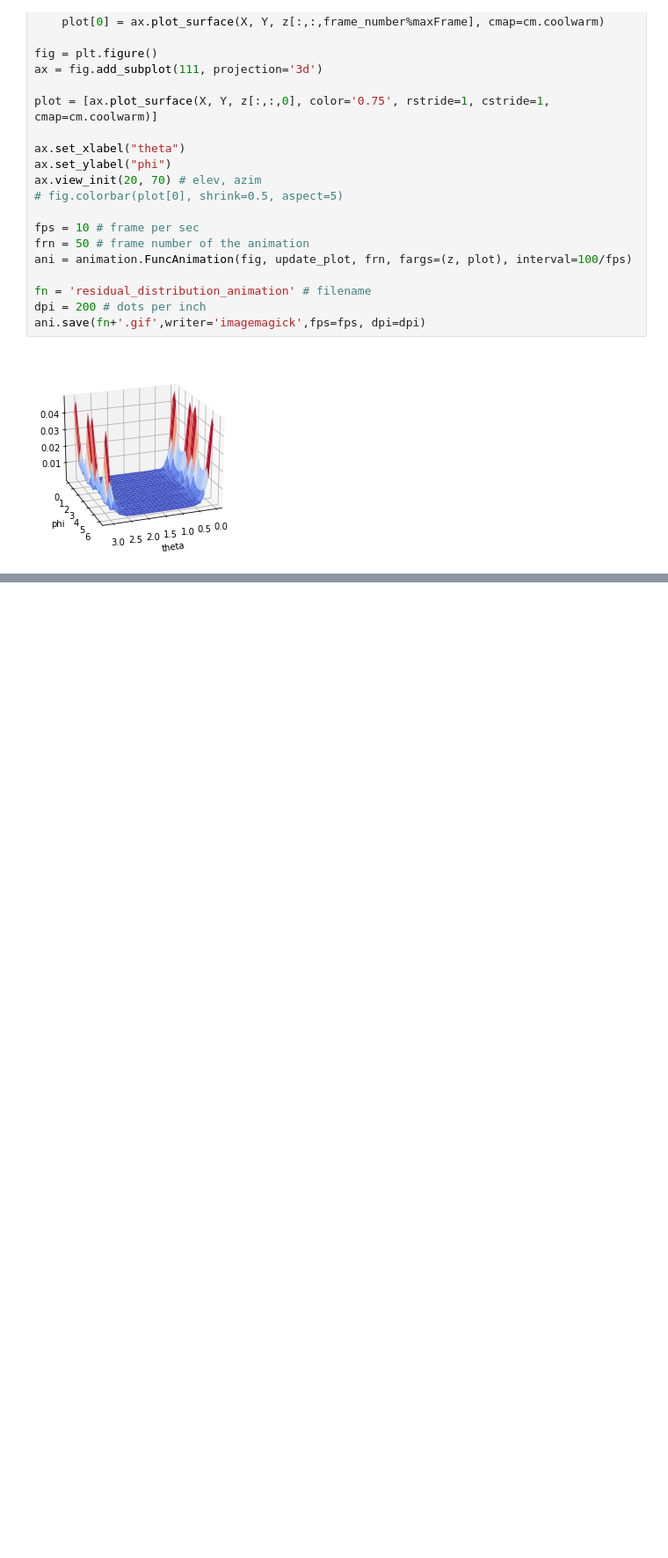
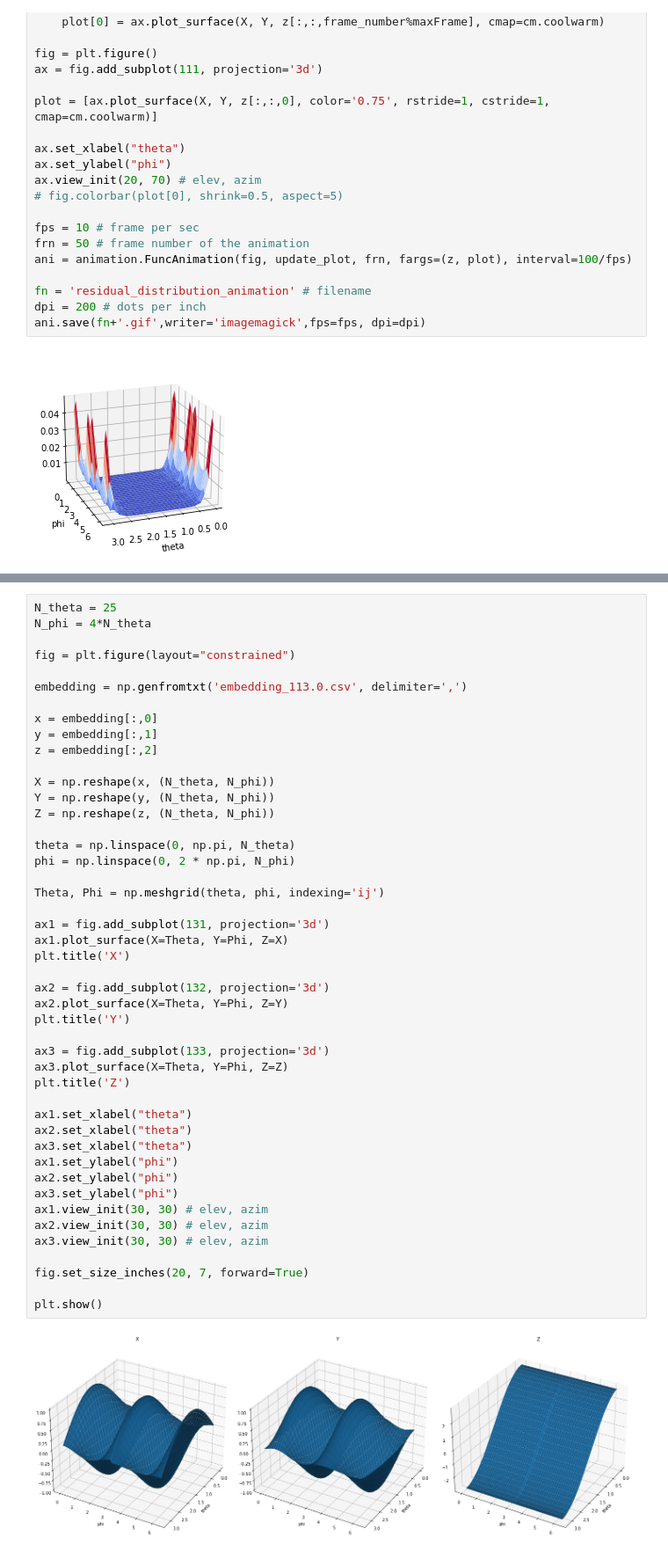
Before and after one commit to iago-mendes/eucled, a Jupyter notebook: src/exercises/08-embedding/assets/plots.ipynb, the cells around one changed output, grey strips where cells are left out. Shown at 88% size. Saved outputs shown, nothing was run; the diff lists cells and outputs as text; blank space fills up the shorter version.

```diff
--- a/src/exercises/08-embedding/assets/plots.ipynb
+++ b/src/exercises/08-embedding/assets/plots.ipynb
@@ -234,0 +239,48 @@ plt.show()
+# %%
+N_theta = 25
+N_phi = 4*N_theta
+
+fig = plt.figure(layout="constrained")
+
+embedding = np.genfromtxt('embedding_113.0.csv', delimiter=',')
+
+x = embedding[:,0]
+y = embedding[:,1]
+z = embedding[:,2]
+
+X = np.reshape(x, (N_theta, N_phi))
+Y = np.reshape(y, (N_theta, N_phi))
+Z = np.reshape(z, (N_theta, N_phi))
+
+theta = np.linspace(0, np.pi, N_theta)
+phi = np.linspace(0, 2 * np.pi, N_phi)
+
+Theta, Phi = np.meshgrid(theta, phi, indexing='ij')
+
+ax1 = fig.add_subplot(131, projection='3d')
+ax1.plot_surface(X=Theta, Y=Phi, Z=X)
+plt.title('X')
+
+ax2 = fig.add_subplot(132, projection='3d')
+ax2.plot_surface(X=Theta, Y=Phi, Z=Y)
+plt.title('Y')
+
+ax3 = fig.add_subplot(133, projection='3d')
+ax3.plot_surface(X=Theta, Y=Phi, Z=Z)
+plt.title('Z')
+
+ax1.set_xlabel("theta")
+ax2.set_xlabel("theta")
+ax3.set_xlabel("theta")
+ax1.set_ylabel("phi")
+ax2.set_ylabel("phi")
+ax3.set_ylabel("phi")
+ax1.view_init(30, 30) # elev, azim
+ax2.view_init(30, 30) # elev, azim
+ax3.view_init(30, 30) # elev, azim
+
+fig.set_size_inches(20, 7, forward=True)
+
+plt.show()
+# %% [output]
+[figure, added]
```
Also changed, not shown: parts of 4 cells of this notebook, 1 other file.
